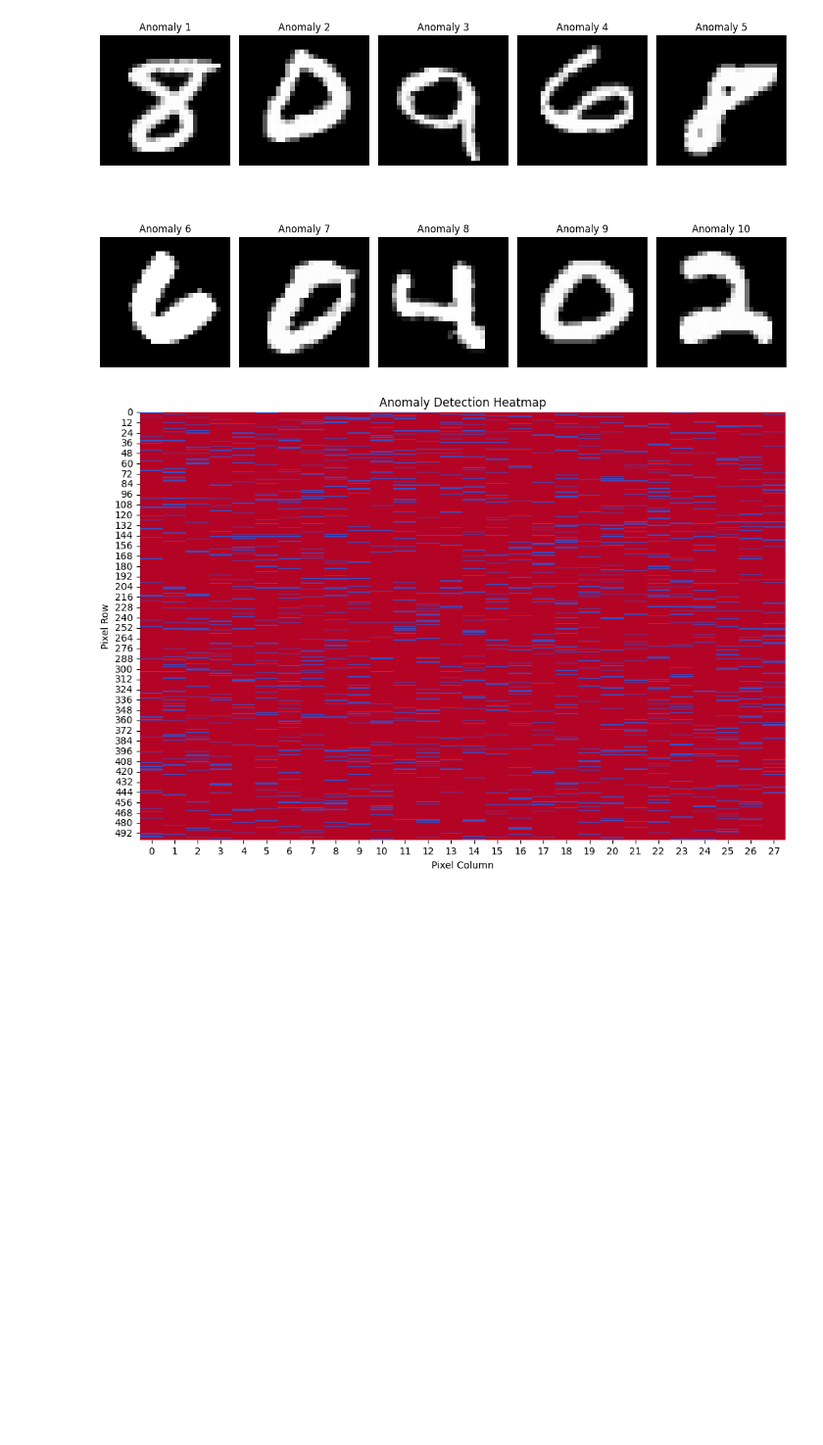
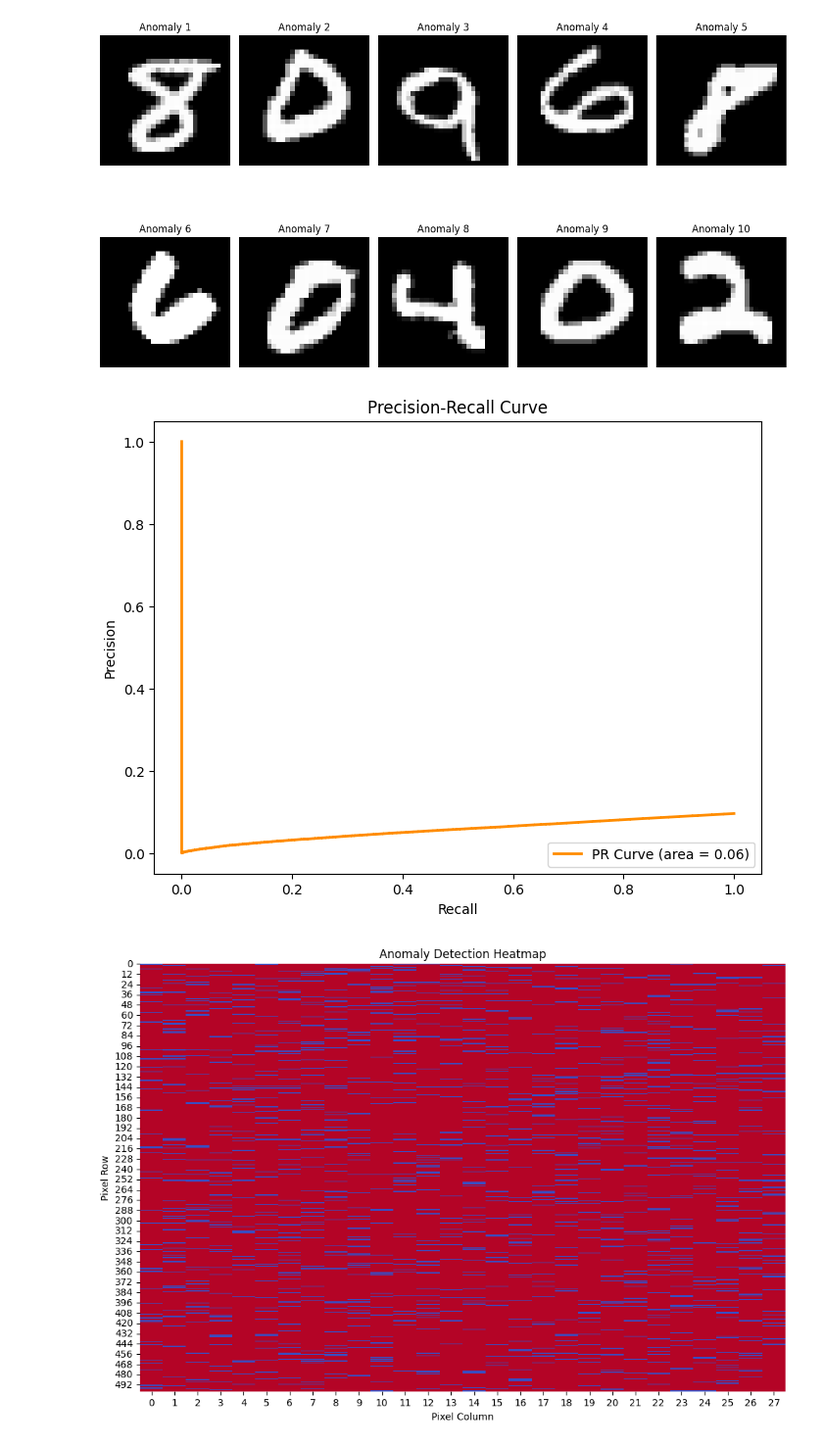
Before and after one commit to HeadBangZ/MasterThesis, a Jupyter notebook: mnist/random_forest/if.ipynb, the cells around one changed output. Shown: that part at 98% size. Drawn from its saved outputs; the diff is of its cells as text; code cells hidden in the pictures; blank space fills up the shorter version.

```diff
--- a/mnist/random_forest/if.ipynb
+++ b/mnist/random_forest/if.ipynb
@@ -51,6 +52,10 @@ x_test = x_test.astype(np.float32) / 255
 # convert labels to integers
 y_train = y_train.astype('int')
 y_test = y_test.astype('int')
+# %%
+# Convert labels to binary format (0 for normal instances, 1 for anomalies)
+y_test_binary = label_binarize(y_test, classes=np.unique(y_test))
+y_test_binary = y_test_binary[:, 0]  # Considering only one class as positive
 # %%
 # Create and train an Isolation Forest model
 model = IsolationForest(contamination=0.1, random_state=42)
@@ -146,6 +149,23 @@ plt.tight_layout()
 plt.show()
 # %% [output]
 [figure]
+# %%
+# Calculate precision-recall curve
+precision, recall, _ = precision_recall_curve(y_test_binary, anomaly_scores)
+
+# Calculate area under the precision-recall curve
+pr_auc = auc(recall, precision)
+# %%
+# Plot precision-recall curve
+plt.figure(figsize=(8, 6))
+plt.plot(recall, precision, color='darkorange', lw=2, label='PR Curve (area = %0.2f)' % pr_auc)
+plt.xlabel('Recall')
+plt.ylabel('Precision')
+plt.title('Precision-Recall Curve')
+plt.legend(loc='lower right')
+plt.show()
+# %% [output]
+[figure, added]
 # %%
 # Create a heatmap of anomalies
 plt.figure(figsize=(12, 8))
```
Also changed, not shown: parts of 2 cells of this notebook, 5 other files.
